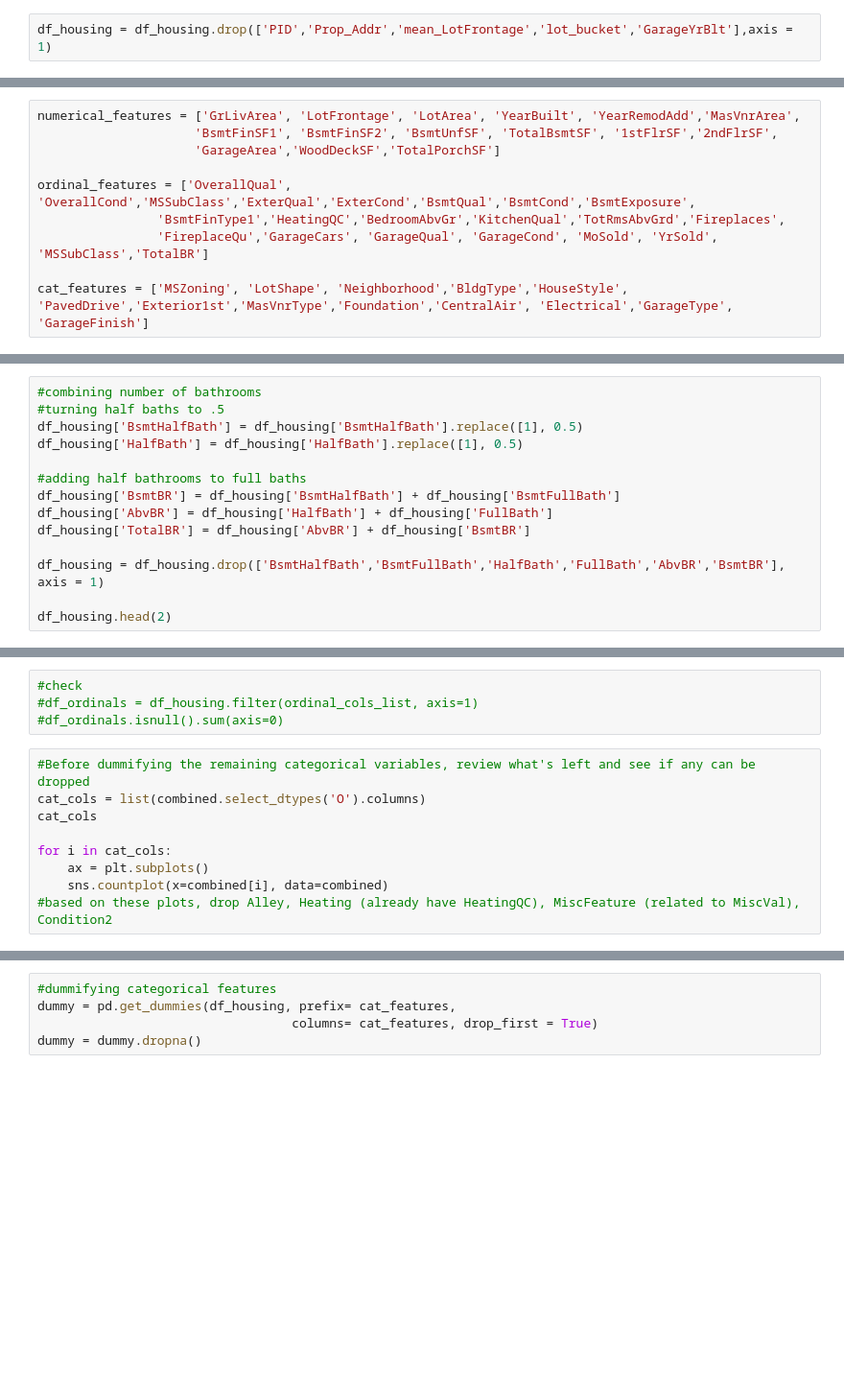
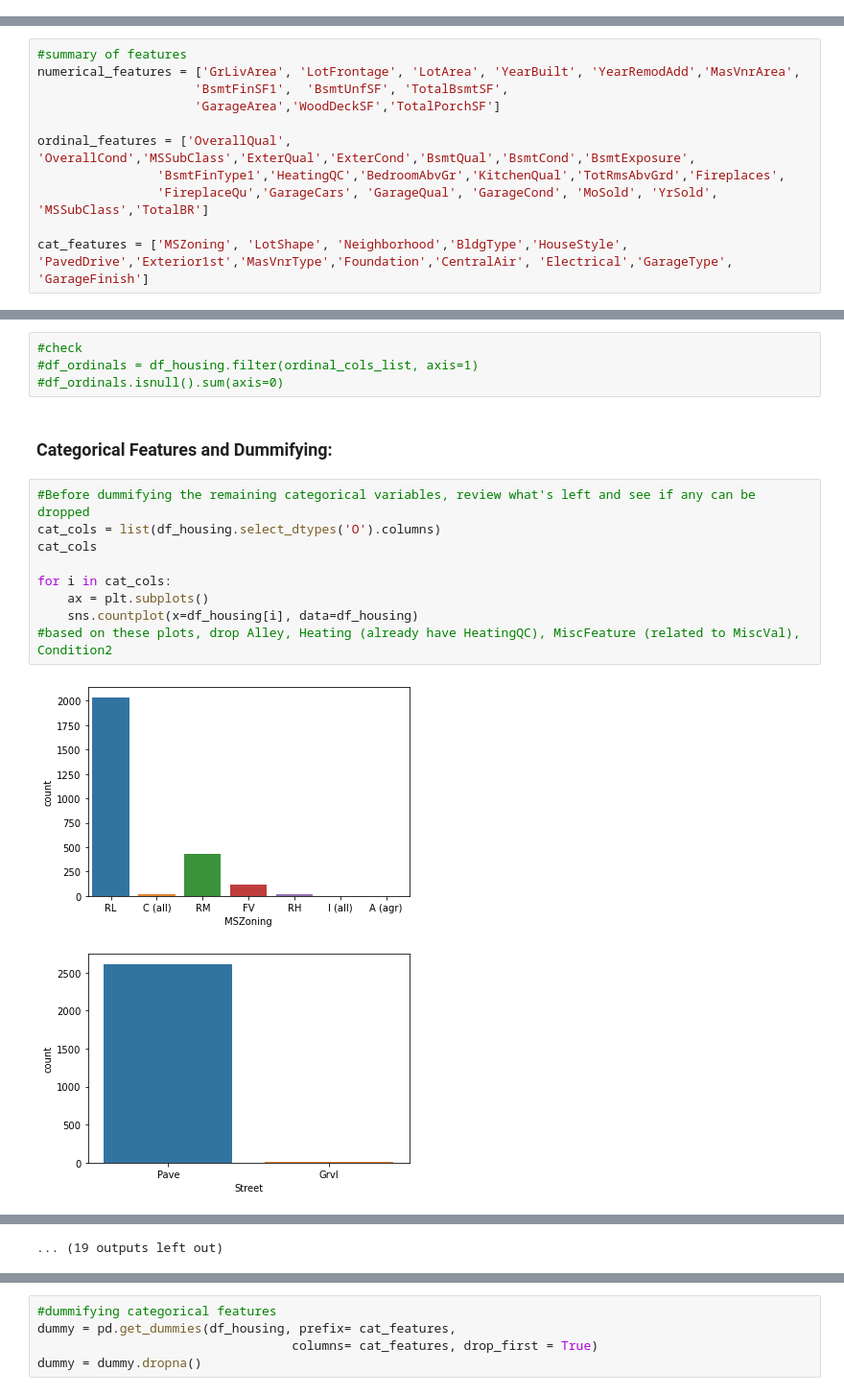
Before and after one commit to nickelworks/housing-prediction, a Jupyter notebook: 3_feature_engineering.ipynb, the cells around one changed output, grey strips where cells are left out. Shown at 96% size. Drawn from its saved outputs; the diff is of its cells as text; blank space fills up the shorter version.

```diff
--- a/3_feature_engineering.ipynb
+++ b/3_feature_engineering.ipynb
@@ -77,2 +83,0 @@ df_housing.head(5)
-# %%
-df_housing = df_housing.drop(['PID','Prop_Addr','mean_LotFrontage','lot_bucket','GarageYrBlt'],axis = 1)
@@ -92,8 +92,9 @@ df_housing['Neighborhood'].nunique()
 # numerical_sf_area = df_housing.filter(regex ='SF$|Area$')
 # numerical_not_SF = df_housing.drop(df_housing.filter(regex='SF$|Area$').columns,axis=1)
 # %%
+#summary of features
 numerical_features = ['GrLivArea', 'LotFrontage', 'LotArea', 'YearBuilt', 'YearRemodAdd','MasVnrArea',
-                     'BsmtFinSF1', 'BsmtFinSF2', 'BsmtUnfSF', 'TotalBsmtSF', '1stFlrSF','2ndFlrSF',
+                     'BsmtFinSF1',  'BsmtUnfSF', 'TotalBsmtSF',
                      'GarageArea','WoodDeckSF','TotalPorchSF']
 
 ordinal_features = ['OverallQual', 'OverallCond','MSSubClass','ExterQual','ExterCond','BsmtQual','BsmtCond','BsmtExposure',
@@ -108,14 +108,0 @@ df_housing[numerical_features] = df_housing[numerical_features].astype('float')
-# %%
-#combining number of bathrooms
-#turning half baths to .5
-df_housing['BsmtHalfBath'] = df_housing['BsmtHalfBath'].replace([1], 0.5)
-df_housing['HalfBath'] = df_housing['HalfBath'].replace([1], 0.5)
-
-#adding half bathrooms to full baths
-df_housing['BsmtBR'] = df_housing['BsmtHalfBath'] + df_housing['BsmtFullBath']
-df_housing['AbvBR'] = df_housing['HalfBath'] + df_housing['FullBath']
-df_housing['TotalBR'] = df_housing['AbvBR'] + df_housing['BsmtBR']
-
-df_housing = df_housing.drop(['BsmtHalfBath','BsmtFullBath','HalfBath','FullBath','AbvBR','BsmtBR'], axis = 1)
-
-df_housing.head(2)
@@ -149,12 +132,17 @@ for col in ordinal_features_encode:
 #check
 #df_ordinals = df_housing.filter(ordinal_cols_list, axis=1)
 #df_ordinals.isnull().sum(axis=0)
+# %% [markdown]
+### Categorical Features and Dummifying:
 # %%
 #Before dummifying the remaining categorical variables, review what's left and see if any can be dropped
-cat_cols = list(combined.select_dtypes('O').columns)
+cat_cols = list(df_housing.select_dtypes('O').columns)
 cat_cols
 
 for i in cat_cols:
     ax = plt.subplots()
-    sns.countplot(x=combined[i], data=combined)
+    sns.countplot(x=df_housing[i], data=df_housing)
 #based on these plots, drop Alley, Heating (already have HeatingQC), MiscFeature (related to MiscVal), Condition2
+# %% [output]
+[figure, added]
+[figure, added]
@@ -160,0 +159 @@ for i in cat_cols:
+... (19 outputs left out)
```
Also changed, not shown: parts of 28 cells of this notebook, 8 other files.
